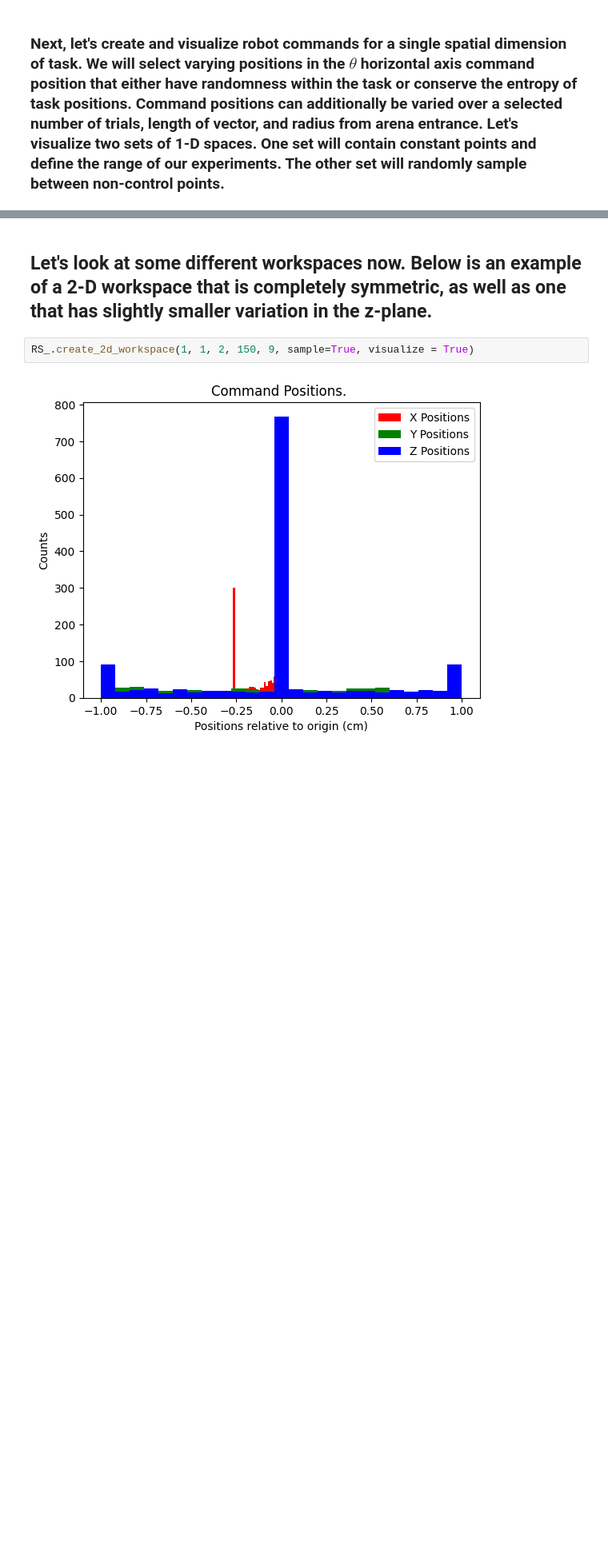
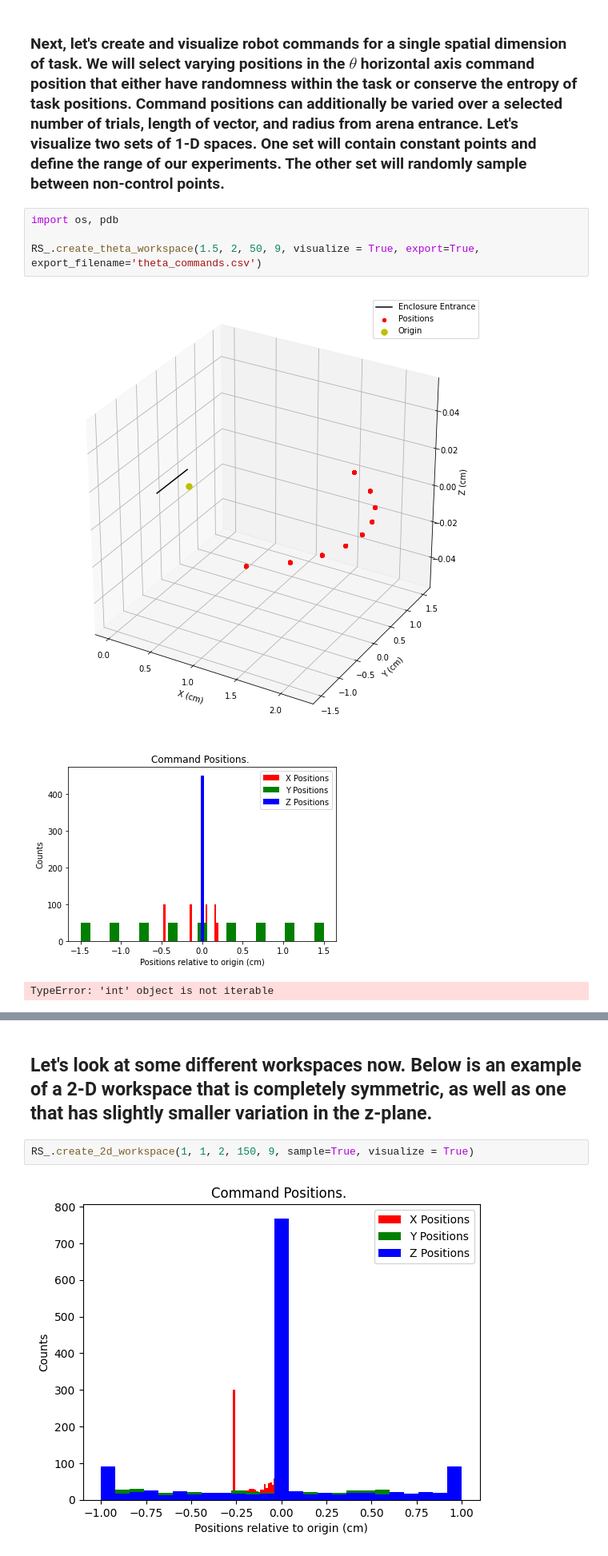
Before and after one commit to throneofshadow/ReachSample, a Jupyter notebook: notebooks/ReachSample_tutorial.ipynb, the cells around one changed output, grey strips where cells are left out. Shown at 80% size. Cells and saved outputs as stored; diff of their text form; blank space fills up the shorter version.

Commit message:
Patching functionality on command generation.

```diff
--- a/notebooks/ReachSample_tutorial.ipynb
+++ b/notebooks/ReachSample_tutorial.ipynb
@@ -22,3 +22,11 @@ Visualization of pilot experiment workspace.
 # %% [markdown]
 ### Next, let's create and visualize robot commands for a single spatial dimension of task. We will select varying positions in the $ \theta $ horizontal axis command position that either have randomness within the task or conserve the entropy of task positions. Command positions can additionally be varied over a selected number of trials, length of vector, and radius from arena entrance. Let's visualize two sets of 1-D spaces. One set will contain constant points and define the range of our experiments. The other set will randomly sample between non-control points.
+# %%
+import os, pdb
+
+RS_.create_theta_workspace(1.5, 2, 50, 9, visualize = True, export=True, export_filename='theta_commands.csv')
+# %% [output]
+[figure, added]
+[figure, added]
+TypeError: 'int' object is not iterable
 # %%
```
Also changed, not shown: parts of 4 cells of this notebook, 4 other files.
